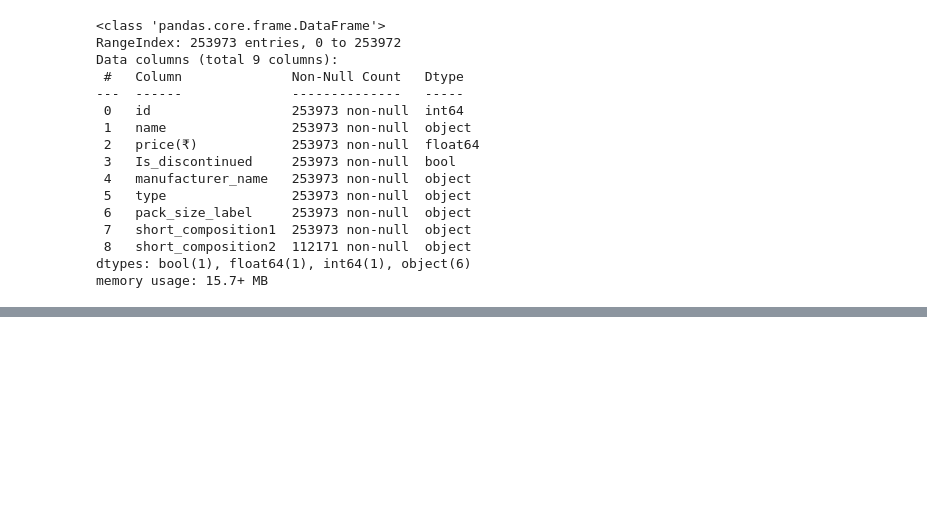
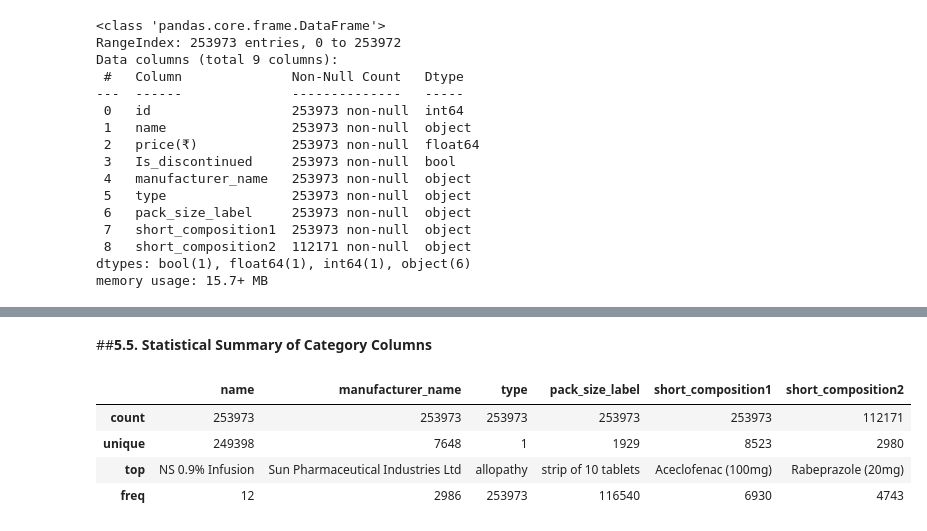
Before and after one commit to Sagarjain93/Pharma_Medicines, a Jupyter notebook: Pharma_medicines.ipynb, the cells around one changed output, grey strips where cells are left out. Saved outputs shown, nothing was run; the diff lists cells and outputs as text; code cells hidden in the pictures; blank space fills up the shorter version.

```diff
--- a/Pharma_medicines.ipynb
+++ b/Pharma_medicines.ipynb
@@ -95,0 +154,10 @@ memory usage: 15.7+ MB
+# %% [markdown]
+##**5.5. Statistical Summary of Category Columns**
+# %%
+df.select_dtypes(include='object').describe()
+# %% [output]
+|  | name | manufacturer_name | type | pack_size_label | short_composition1 | short_composition2 |
+| count | 253973 | 253973 | 253973 | 253973 | 253973 | 112171 |
+| unique | 249398 | 7648 | 1 | 1929 | 8523 | 2980 |
+| top | NS 0.9% Infusion | Sun Pharmaceutical Industries Ltd | allopathy | strip of 10 tablets | Aceclofenac (100mg) | Rabeprazole (20mg) |
+| freq | 12 | 2986 | 253973 | 116540 | 6930 | 4743 |
```
Also changed, not shown: parts of 7 cells of this notebook.
